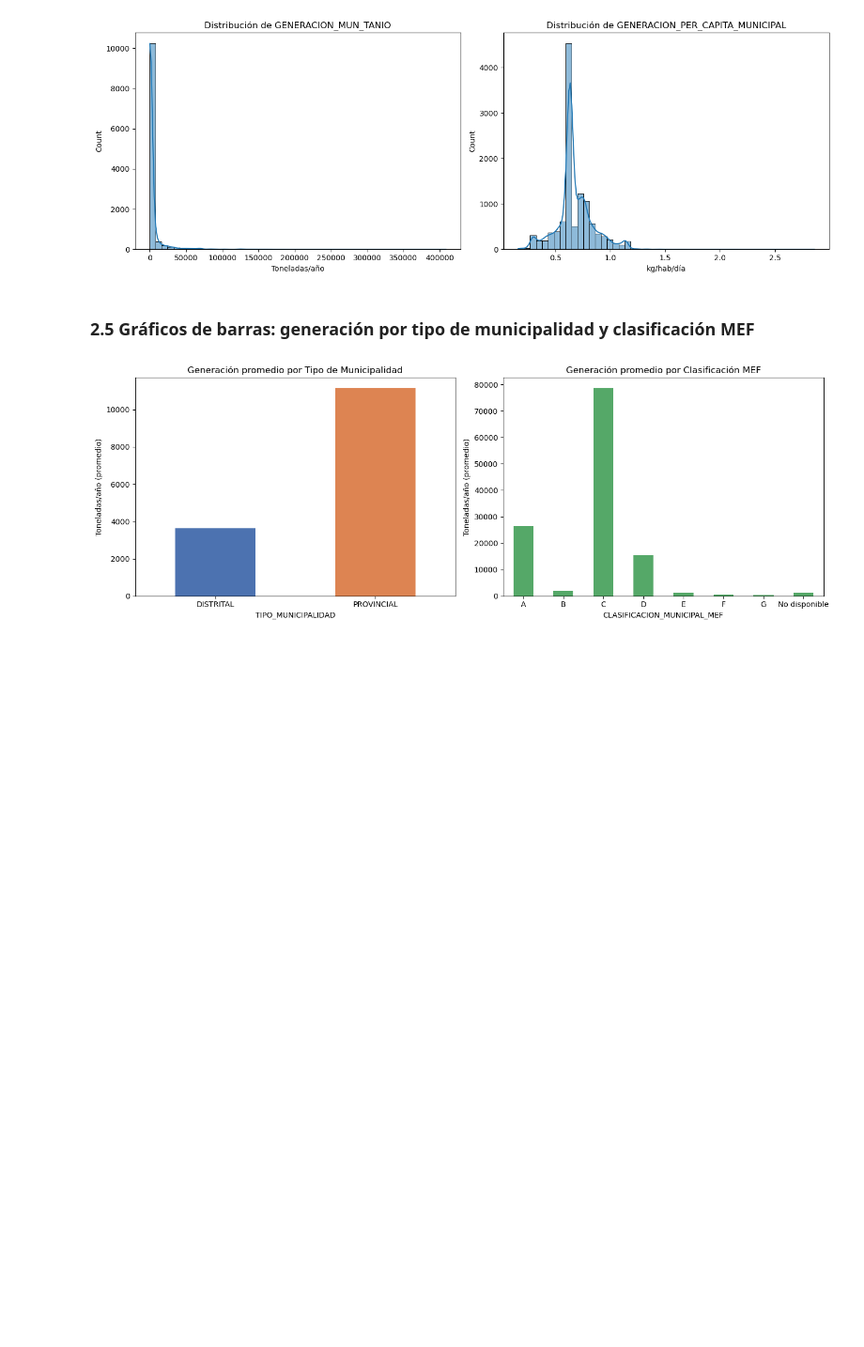
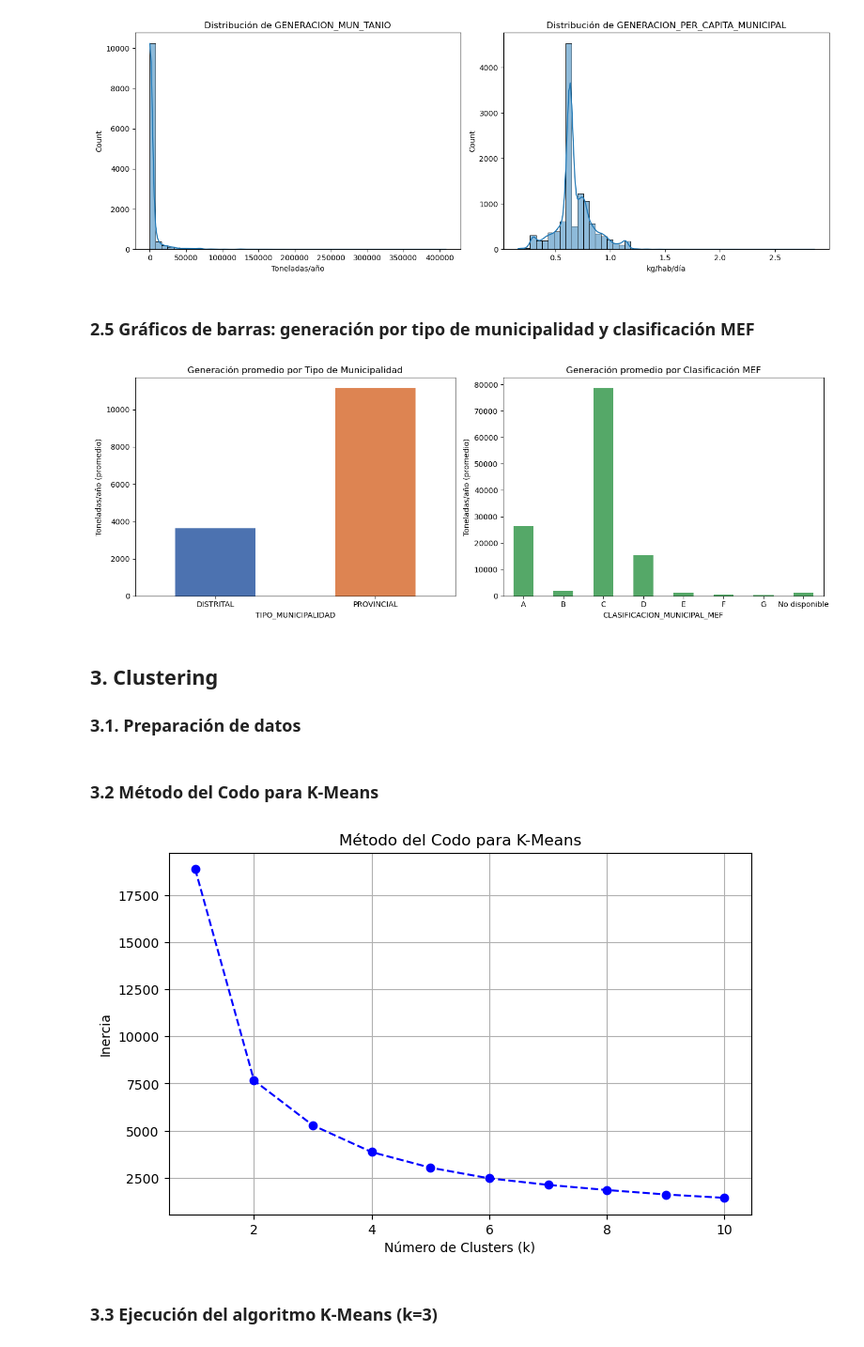
Before and after one commit to daJackLy/agente_residuos, a Jupyter notebook: agente_residuos.ipynb, the cells around one changed output. Shown at 94% size. Drawn from its saved outputs; the diff is of its cells as text; code cells hidden in the pictures; blank space fills up the shorter version.

```diff
--- a/agente_residuos.ipynb
+++ b/agente_residuos.ipynb
@@ -270,3 +270,29 @@ plt.tight_layout()
 plt.show()
 # %% [output]
 [figure]
+# %% [markdown]
+## 3. Clustering
+### 3.1. Preparación de datos
+# %%
+X_cluster = df_normal_scaled[['POB_TOTAL_INEI', 'GENERACION_MUN_TANIO']]
+# %% [markdown]
+### 3.2 Método del Codo para K-Means
+# %%
+inercia = []
+rango_k = range(1, 11)
+for k in rango_k:
+    kmeans_temp = KMeans(n_clusters=k, random_state=42, n_init=10)
+    kmeans_temp.fit(X_cluster)
+    inercia.append(kmeans_temp.inertia_)
+
+plt.figure(figsize=(8, 5))
+plt.plot(rango_k, inercia, marker='o', linestyle='--', color='b')
+plt.title('Método del Codo para K-Means')
+plt.xlabel('Número de Clusters (k)')
+plt.ylabel('Inercia')
+plt.grid(True)
+plt.show()
+# %% [output]
+[figure, added]
+# %% [markdown]
+### 3.3 Ejecución del algoritmo K-Means (k=3)
```
Also changed, not shown: parts of 13 cells of this notebook.
